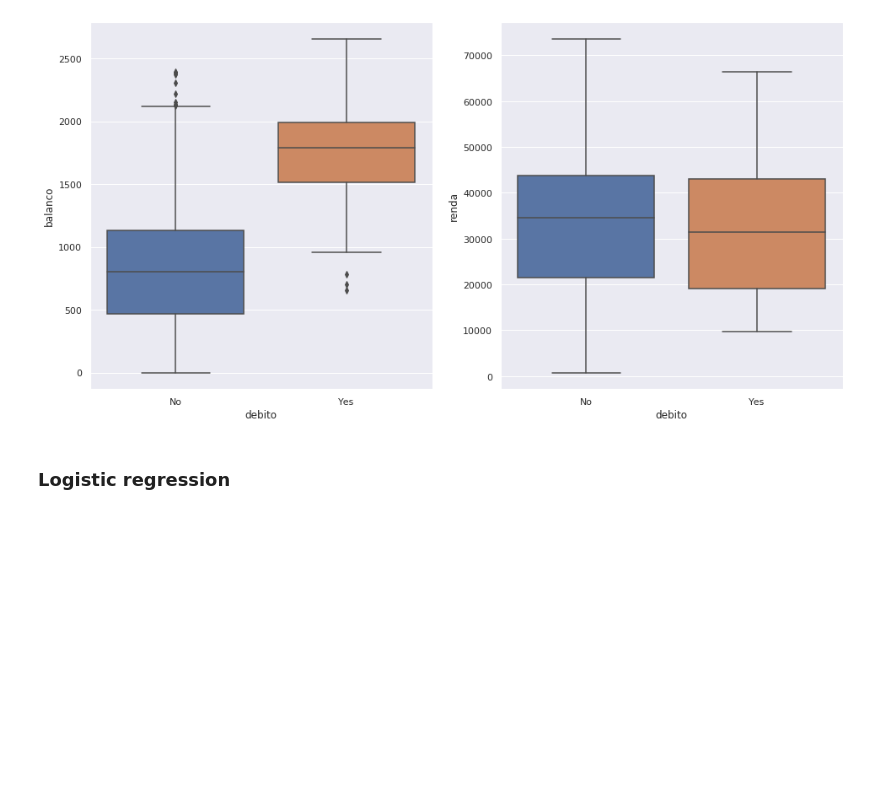
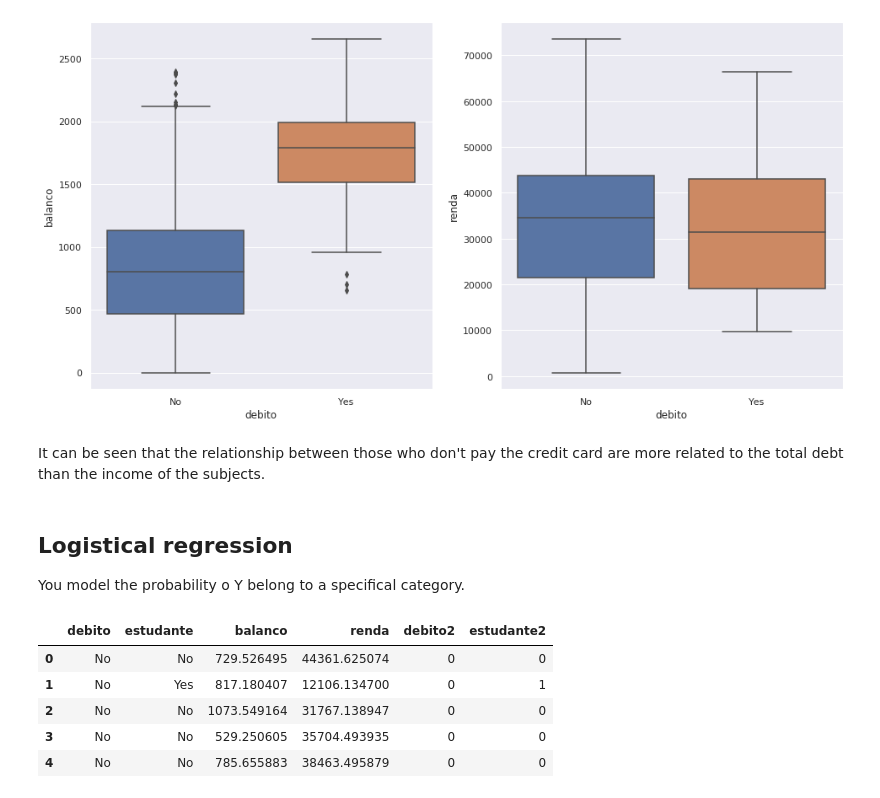
Before and after one commit to Marazia/Tati, a Jupyter notebook: jtraining/t7Classification_analy.ipynb, the cells around one changed output. Drawn from its saved outputs; the diff is of its cells as text; code cells hidden in the pictures; blank space fills up the shorter version.

```diff
--- a/jtraining/t7Classification_analy.ipynb
+++ b/jtraining/t7Classification_analy.ipynb
@@ -31,5 +31,20 @@ sns.boxplot(x="debito", y="renda", data=debts, ax=axs[1])
 # %% [output]
 <matplotlib.axes._subplots.AxesSubplot at 0x...>
 [figure]
-# %% [markdown]
-### Logistic regression
+# %% [markdown]
+It can be seen that the relationship between those who don't pay the credit card are more related to the total debt than the income of the subjects.
+# %% [markdown]
+## Logistical regression
+
+You model the probability o Y belong to a specifical category.
+# %%
+debts['debito2']=debts.debito.factorize()[0]
+debts['estudante2']=debts.estudante.factorize()[0]
+debts.head()
+# %% [output]
+|  | debito | estudante | balanco | renda | debito2 | estudante2 |
+| 0 | No | No | 729.526495 | 44361.625074 | 0 | 0 |
+| 1 | No | Yes | 817.180407 | 12106.134700 | 0 | 1 |
+| 2 | No | No | 1073.549164 | 31767.138947 | 0 | 0 |
+| 3 | No | No | 529.250605 | 35704.493935 | 0 | 0 |
+| 4 | No | No | 785.655883 | 38463.495879 | 0 | 0 |
```
Also changed, not shown: parts of 10 cells of this notebook, 6 other files.
